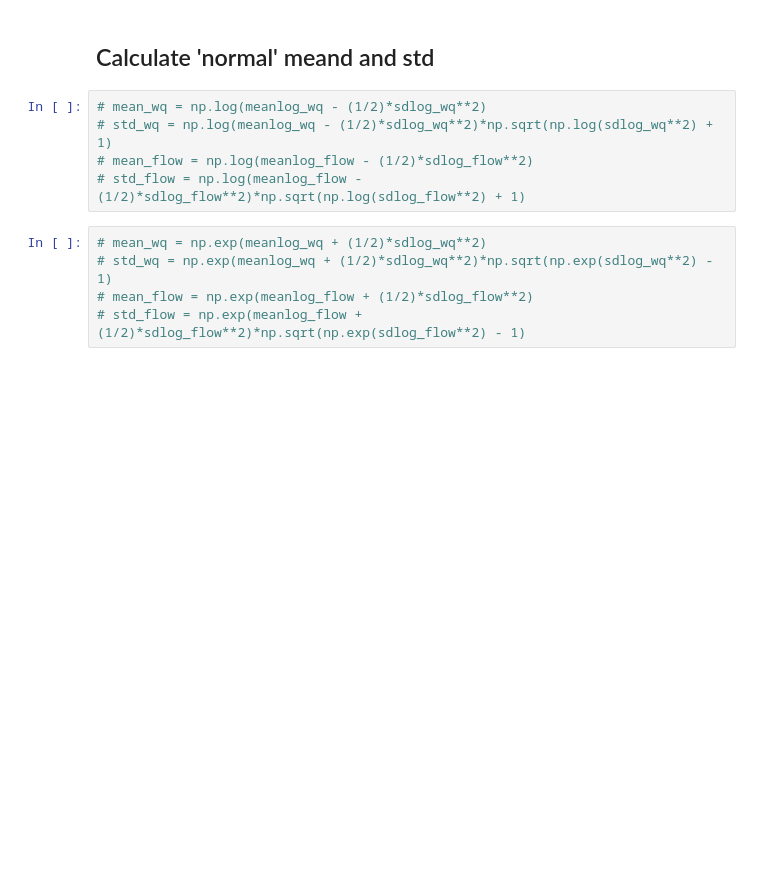
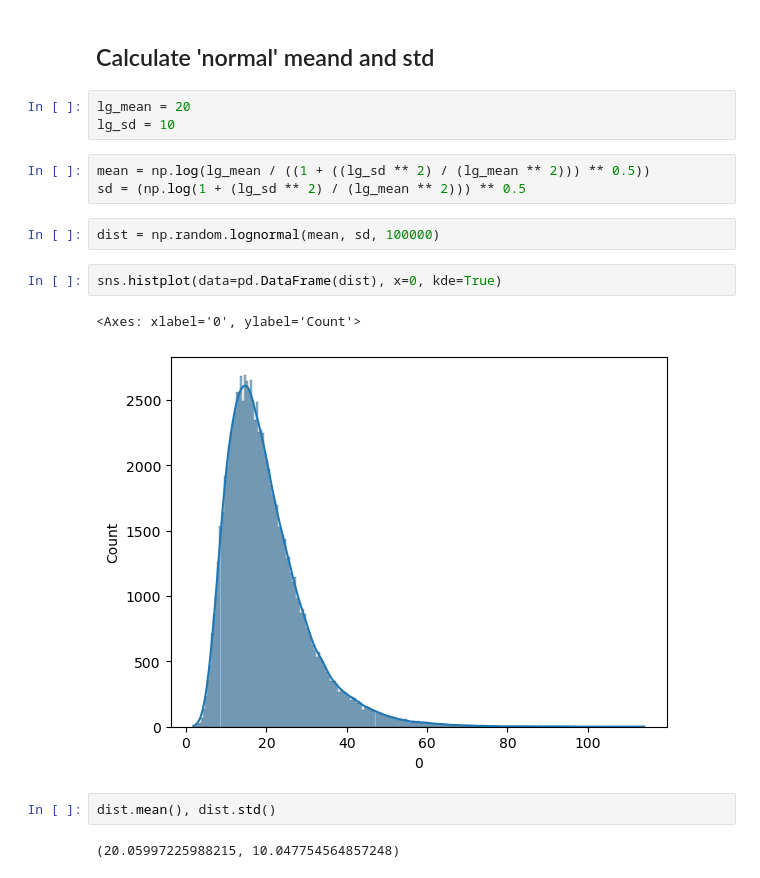
Before and after one commit to PauJuan/PyRQP, a Jupyter notebook: src/PyRQP/log_to_normal.ipynb, the cells around one changed output. Cells and saved outputs as stored; diff of their text form; blank space fills up the shorter version.

```diff
--- a/src/PyRQP/log_to_normal.ipynb
+++ b/src/PyRQP/log_to_normal.ipynb
@@ -61,13 +69,20 @@ np.mean(dist), np.std(dist)
 (19.959707251188902, 4.532031908843723)
 # %% [markdown]
 ## Calculate 'normal' meand and std
-# %%
-# mean_wq = np.log(meanlog_wq - (1/2)*sdlog_wq**2)
-# std_wq = np.log(meanlog_wq - (1/2)*sdlog_wq**2)*np.sqrt(np.log(sdlog_wq**2) + 1)
-# mean_flow = np.log(meanlog_flow - (1/2)*sdlog_flow**2)
-# std_flow = np.log(meanlog_flow - (1/2)*sdlog_flow**2)*np.sqrt(np.log(sdlog_flow**2) + 1)
-# %%
-# mean_wq = np.exp(meanlog_wq + (1/2)*sdlog_wq**2)
-# std_wq = np.exp(meanlog_wq + (1/2)*sdlog_wq**2)*np.sqrt(np.exp(sdlog_wq**2) - 1)
-# mean_flow = np.exp(meanlog_flow + (1/2)*sdlog_flow**2)
-# std_flow = np.exp(meanlog_flow + (1/2)*sdlog_flow**2)*np.sqrt(np.exp(sdlog_flow**2) - 1)
+# %%
+lg_mean = 20
+lg_sd = 10
+# %%
+mean = np.log(lg_mean / ((1 + ((lg_sd ** 2) / (lg_mean ** 2))) ** 0.5))
+sd = (np.log(1 + (lg_sd ** 2) / (lg_mean ** 2))) ** 0.5
+# %%
+dist = np.random.lognormal(mean, sd, 100000)
+# %%
+sns.histplot(data=pd.DataFrame(dist), x=0, kde=True)
+# %% [output]
+<Axes: xlabel='0', ylabel='Count'>
+[figure, added]
+# %%
+dist.mean(), dist.std()
+# %% [output]
+(20.05997225988215, 10.047754564857248)
```
Also changed, not shown: parts of 3 cells of this notebook, 1 other file.
